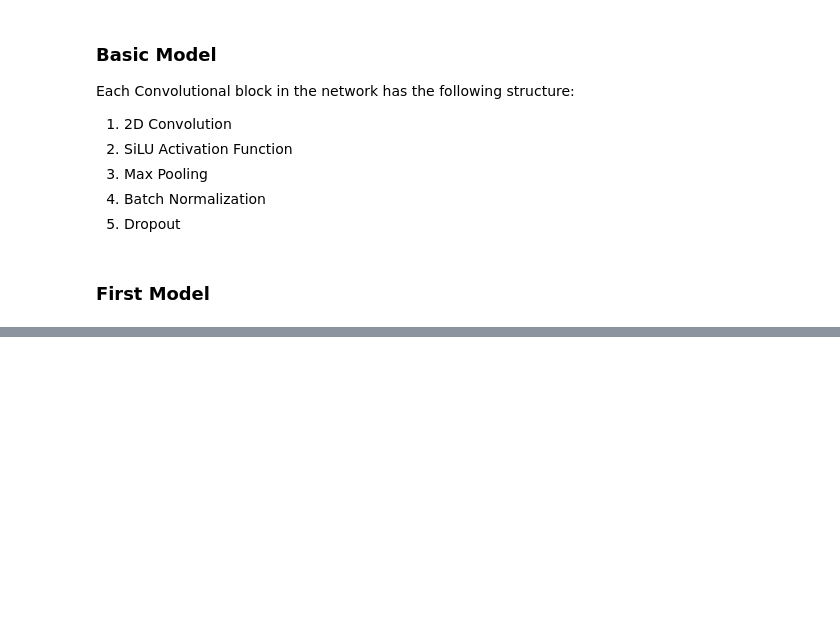
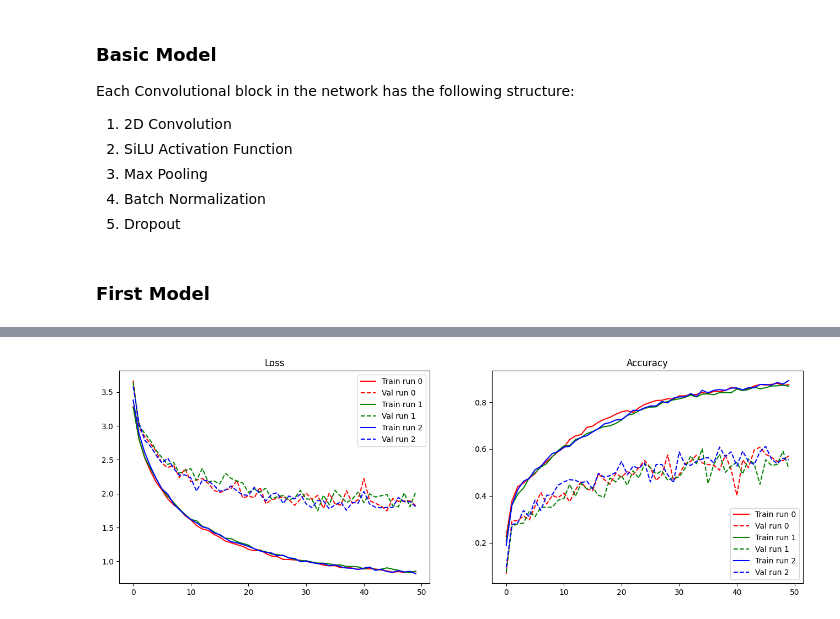
Before and after one commit to AjejeBrazorfEU/grocery-store-cnn, a Jupyter notebook: assignment_module_2.ipynb, the cells around one changed output, grey strips where cells are left out. Saved outputs shown, nothing was run; the diff lists cells and outputs as text; code cells hidden in the pictures; blank space fills up the shorter version.

Commit message:
Update model

```diff
--- a/assignment_module_2.ipynb
+++ b/assignment_module_2.ipynb
@@ -321,7 +528,7 @@ class ConvBlock(nn.Module):
         super().__init__()
         self.in_channels = in_channels
         self.out_channels = out_channels
-        self.activation = activation
+        self.activation = activation()
 
         self.block = nn.Sequential(
             nn.Conv2d(
@@ -332,7 +539,7 @@ class ConvBlock(nn.Module):
                 padding = "valid"
             ),
             nn.BatchNorm2d(out_channels),
-            activation,
+            self.activation,
             nn.Conv2d(
                 in_channels = out_channels,
                 out_channels = out_channels,
@@ -341,7 +548,7 @@ class ConvBlock(nn.Module):
                 padding = "same"
             ),
             nn.BatchNorm2d(out_channels),
-            # activation,
+            # self.activation,
             # nn.Conv2d(
             #     in_channels = out_channels,
             #     out_channels = out_channels,
@@ -361,4 +568,21 @@ class ConvBlock(nn.Module):
         return self.activation(x)
 # %% [markdown]
 ### First Model
+# %%
+class GroceryModelModular(nn.Module):
+    def __init__(self, stem_block, conv_block, linear_block):
+        super().__init__()
+        self.stem_block = nn.Sequential(*stem_block)
+        self.conv_block = nn.Sequential(*conv_block)
+        self.linear_block = nn.Sequential(*linear_block)
+
+    def forward(self, x):
+        x = self.stem_block(x)
+        x = self.conv_block(x)
+        # Before flattening the tensor, to further reduce the parameters
+        # we use adaptive average pooling
+        x = F.adaptive_avg_pool2d(x, (1, 1))
+        x = torch.flatten(x, 1)
+        x = self.linear_block(x)
+        return x
 # %%
@@ -633,0 +635,18 @@ summary(model, (3 , INPUT_HEIGHT, INPUT_WIDTH), device=device)
+# %%
+histories_full = runForMultipleSeeds(
+    ModelClass = GroceryModelFull,
+    num_runs = 3,
+    Loss = nn.CrossEntropyLoss,
+    loss_args = {},
+    Optimizer = optim.Adam,
+    optimizer_args = { "lr": 1e-4, "weight_decay": 0.1 },
+    Scheduler = None,
+    scheduler_args = {},
+    # Scheduler = optim.lr_scheduler.LinearLR,
+    # scheduler_args = { "start_factor": 1, "end_factor": 1/8, "total_iters": 25 },
+    batch_size = 64,
+    epochs = 50,
+    early_stop = None,
+    device = device,
+    random_seed = SEED
+)
@@ -633,0 +706,4 @@ summary(model, (3 , INPUT_HEIGHT, INPUT_WIDTH), device=device)
+# %%
+plotLossAndAccuracy(histories_full)
+# %% [output]
+[figure, added]
```
Also changed, not shown: parts of 32 cells of this notebook, 1 other file.
